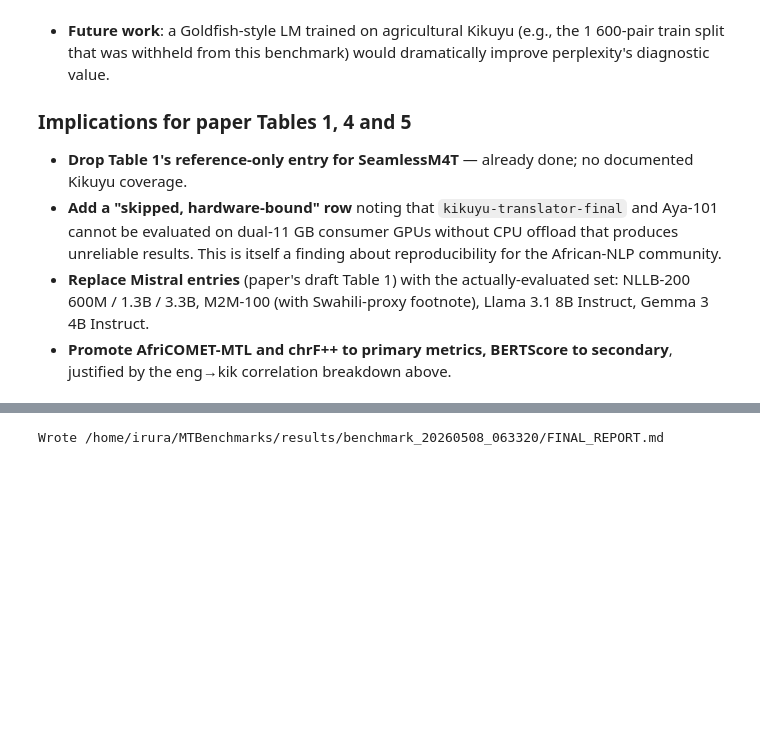
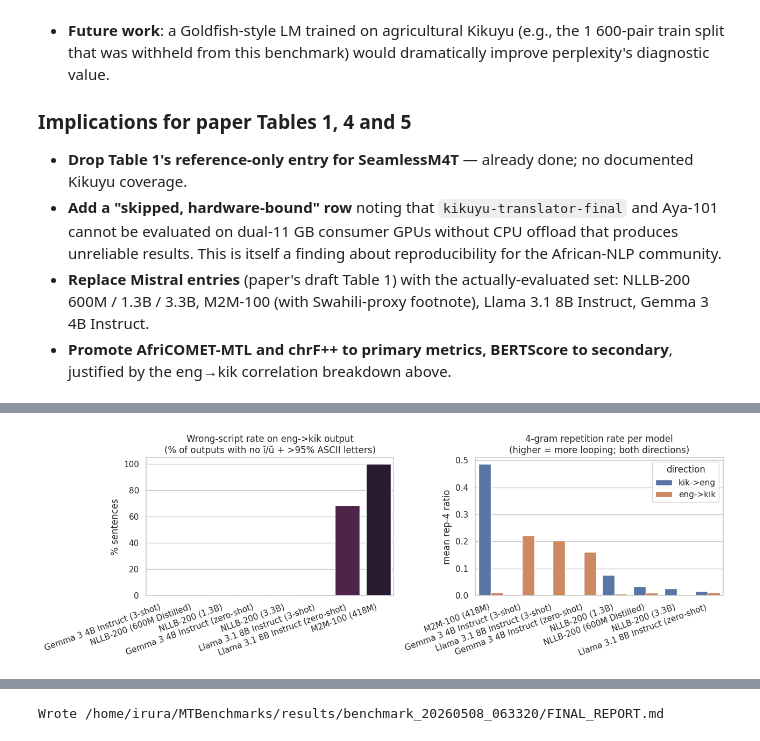
Before and after one commit to markgachara/MTBenchmarks, a Jupyter notebook: analysis.ipynb, the cells around one changed output, grey strips where cells are left out. Drawn from its saved outputs; the diff is of its cells as text; code cells hidden in the pictures; blank space fills up the shorter version.

```diff
--- a/analysis.ipynb
+++ b/analysis.ipynb
@@ -596,0 +797,78 @@ Two practical takeaways for the paper:
+# %%
+# §13.3 Hallucination and repetition signals
+#
+# (a) Wrong-script rate — fraction of eng->kik outputs that contain *no*
+#     Gĩkũyũ-specific diacritic and have ASCII letter ratio > 0.95
+#     (i.e., look like English). This is a coarse signal but works because
+#     even very poor Kikuyu translations sprinkle ĩ/ũ throughout.
+# (b) Repetition rate — fraction of 4-grams in the output that are repeated.
+#     Standard signal of LLM looping (used by Holtzman et al. 2020 nucleus
+#     sampling paper). Reported per model as mean per-sentence rep4.
+
+import re
+
+def looks_like_english(text: str) -> bool:
+    text = (text or "").strip()
+    if not text:
+        return False
+    # contains a Gĩkũyũ diacritic? then NOT english
+    if any(c in GIKUYU_DIACRITIC_CHARS for c in text):
+        return False
+    letters = [c for c in text if c.isalpha()]
+    if not letters:
+        return False
+    ascii_letters = sum(1 for c in letters if ord(c) < 128)
+    return ascii_letters / len(letters) > 0.95
+
+def rep_n_rate(text: str, n: int = 4) -> float:
+    toks = (text or "").split()
+    if len(toks) <= n:
+        return 0.0
+    grams = [tuple(toks[i:i+n]) for i in range(len(toks) - n + 1)]
+    return 1.0 - (len(set(grams)) / len(grams))
+
+halluc_rows = []
+for direction, models in full_metrics.items():
+    for model_name in models:
+        sd = load_sentences(model_name, direction)
+        if sd.empty:
+            continue
+        wrong_script = empty = 0
+        rep4_list = []
+        for hyp in sd["translation"]:
+            if not (hyp or "").strip():
+                empty += 1
+            # only meaningful for eng->kik (output should be Kikuyu)
+            if direction.endswith("kik") and looks_like_english(hyp):
+                wrong_script += 1
+            rep4_list.append(rep_n_rate(hyp, 4))
+        halluc_rows.append({
+            "direction": direction, "model": model_name,
+            "empty_pct": 100 * empty / len(sd),
+            "english_lookalike_pct": 100 * wrong_script / len(sd) if direction.endswith("kik") else float("nan"),
+            "mean_rep4": float(np.mean(rep4_list)),
+            "max_rep4": float(np.max(rep4_list)),
+        })
+
+halluc_df = pd.DataFrame(halluc_rows).sort_values(["direction", "english_lookalike_pct"], ascending=[True, False])
+print("=== Hallucination & repetition signals ===")
+print(halluc_df.to_string(index=False))
+
+fig, axes = plt.subplots(1, 2, figsize=(13, 4.5))
+e2k = halluc_df[halluc_df["direction"] == "eng->kik"].sort_values("english_lookalike_pct")
+sns.barplot(data=e2k, x="model", y="english_lookalike_pct", ax=axes[0], palette="rocket_r")
+axes[0].set_title("Wrong-script rate on eng->kik output\n(% of outputs with no ĩ/ũ + >95% ASCII letters)")
+axes[0].set_ylabel("% sentences")
+axes[0].set_xlabel("")
+axes[0].set_xticklabels(axes[0].get_xticklabels(), rotation=20, ha="right")
+
+sns.barplot(data=halluc_df.sort_values("mean_rep4", ascending=False),
+            x="model", y="mean_rep4", hue="direction", ax=axes[1])
+axes[1].set_title("4-gram repetition rate per model\n(higher = more looping; both directions)")
+axes[1].set_ylabel("mean rep-4 ratio")
+axes[1].set_xlabel("")
+axes[1].set_xticklabels(axes[1].get_xticklabels(), rotation=20, ha="right")
+plt.tight_layout()
+plt.savefig(RUN / "hallucination_repetition.png", dpi=120)
+plt.show()
+# %% [output]
@@ -596,0 +893 @@ Two practical takeaways for the paper:
+[figure, added]
```
Also changed, not shown: parts of 8 cells of this notebook, 5 other files.
